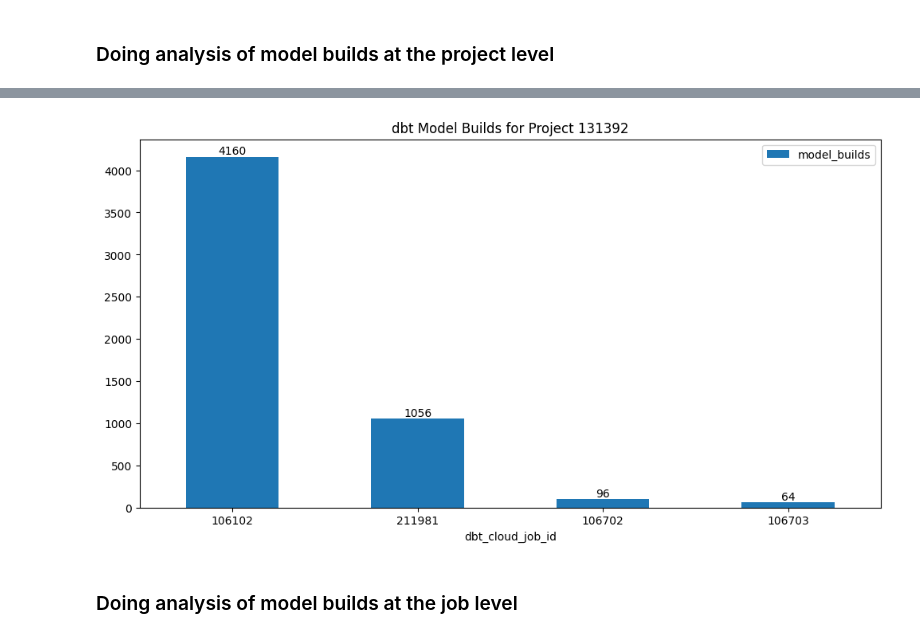
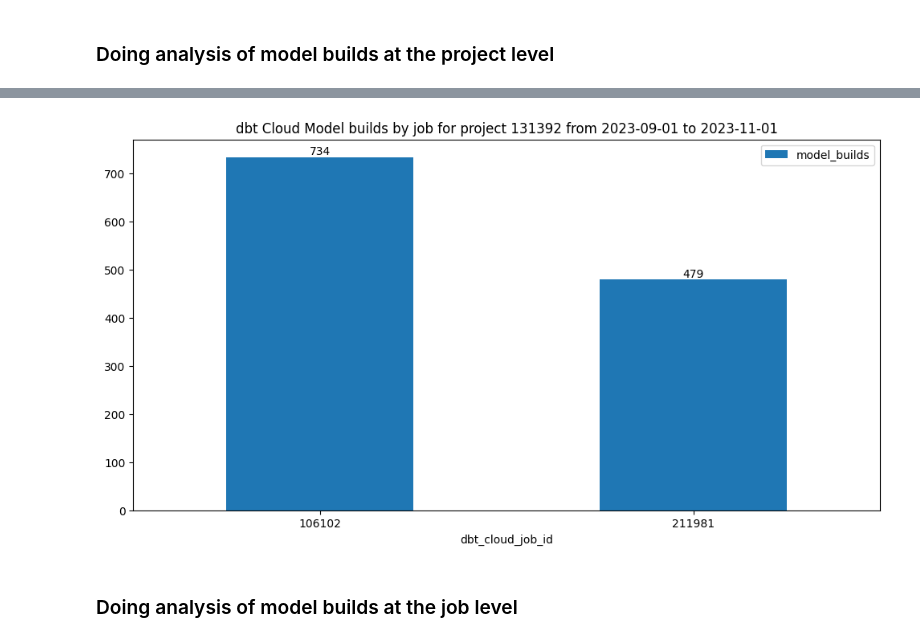
Before and after one commit to Stevedow99/dbt_cloud_code_snippets, a Jupyter notebook: python/analyze_model_builds_with_dbt_cloud_apis/project_job_analysis.ipynb, the cells around one changed output, grey strips where cells are left out. Cells and saved outputs as stored; diff of their text form; code cells hidden in the pictures.

```diff
--- a/python/analyze_model_builds_with_dbt_cloud_apis/project_job_analysis.ipynb
+++ b/python/analyze_model_builds_with_dbt_cloud_apis/project_job_analysis.ipynb
@@ -167,11 +191,17 @@ def get_runs_for_a_dbt_cloud_account(account_id, number_of_runs_to_return, proje
 # %% [markdown]
 ### Doing analysis of model builds at the account level
 # %%
-# getting the last 300 runs for the cloud account
+# getting runs from sep 1 to nov 1
+run_start_date = '2023-09-01'
+run_end_date = '2023-11-01'
+
 # note this will take a little since we are making a few API calls
-dfa = get_runs_for_a_dbt_cloud_account(account_id=account_id, number_of_runs_to_return=300)
+dbt_cloud_account_runs = get_runs_for_a_dbt_cloud_account(account_id=account_id, run_start_date=run_start_date, run_end_date=run_end_date)
+
+# Set the maximum number of rows to display, just using to reduce notebook size when demoing
+# pd.set_option('display.max_rows', 10)
 
 # display the data to get a look at it
-display(dfa)
+display(dbt_cloud_account_runs)
 # %% [output]
 |  | id | project_id | job_definition_id | finished_at | is_complete | is_success | models_in_run | ... |
@@ -190,6 +220,6 @@ display(dfa)
 # %%
 # grouping the data frame by project
-project_model_builds = dfa[['project_id','cnt_models_for_job_run']].groupby(['project_id'], as_index=False).sum()
+project_model_builds = dbt_cloud_account_runs[['project_id','cnt_models_for_job_run']].groupby(['project_id'], as_index=False).sum()
 
 # rename the fields
 project_model_builds.rename(columns={'cnt_models_for_job_run': 'model_builds'}, inplace=True)
@@ -197,8 +227,11 @@ project_model_builds.rename(columns={'cnt_models_for_job_run': 'model_builds'},
 # ordering them by desc
 ordered_project_model_builds = project_model_builds.sort_values(by='model_builds', ascending=False)
 
+# creating a graph title
+graph_title = f"dbt Cloud Model builds by project for account {account_id} from {run_start_date} to {run_end_date}"
+
 # viz the data
-ax = ordered_project_model_builds.plot.bar(x='project_id', y='model_builds', rot=0, figsize=(12, 6), title="dbt Model Builds by Project")
+ax = ordered_project_model_builds.plot.bar(x='project_id', y='model_builds', rot=0, figsize=(12, 6), title=graph_title)
 
 # add data labels
 for p in ax.patches:
@@ -214,11 +247,15 @@ plt.show()
 # %% [markdown]
 ### Doing analysis of model builds at the project level
 # %%
-# getting the last 300 runs for the cloud account
+# getting runs from sep 1 to nov 1 for project 131392
+run_start_date = '2023-09-01'
+run_end_date = '2023-11-01'
+dbt_cloud_project_id=131392
+
 # note this will take a little since we are making a few API calls
-dfb = get_runs_for_a_dbt_cloud_account(account_id=account_id, project_id=131392, number_of_runs_to_return=300)
+dbt_cloud_project_runs = get_runs_for_a_dbt_cloud_account(account_id=account_id, project_id=dbt_cloud_project_id, run_start_date=run_start_date, run_end_date=run_end_date)
 
 # display the data to get a look at it
-display(dfb)
+display(dbt_cloud_project_runs)
 # %% [output]
 |  | id | project_id | job_definition_id | finished_at | is_complete | is_success | models_in_run | ... |
@@ -237,28 +274,31 @@ display(dfb)
 # %%
 # grouping the data frame by project
-project_model_builds = dfb[['job_definition_id','cnt_models_for_job_run']].groupby(['job_definition_id'], as_index=False).sum()
+project_model_builds = dbt_cloud_project_runs[['job_definition_id','cnt_models_for_job_run']].groupby(['job_definition_id'], as_index=False).sum()
 
 # rename the fields
 project_model_builds.rename(columns={'cnt_models_for_job_run': 'model_builds', 'job_definition_id' : 'dbt_cloud_job_id'}, inplace=True)
 
 # ordering them by desc
 ordered_project_model_builds = project_model_builds.sort_values(by='model_builds', ascending=False)
 
+# creating a graph title
+graph_title = f"dbt Cloud Model builds by job for project {dbt_cloud_project_id} from {run_start_date} to {run_end_date}"
+
 # viz the data
 ax = ordered_project_model_builds.plot.bar(x='dbt_cloud_job_id', y='model_builds',
-                                           rot=0, figsize=(12, 6), title="dbt Model Builds for Project 131392")
+                                           rot=0, figsize=(12, 6), title=graph_title)
 
 # add data labels
 for p in ax.patches:
         ax.annotate(str(p.get_height()),
                 (p.get_x() + p.get_width() / 2., p.get_height()),
                 ha='center', va='bottom')
 
 
 # display the chart
 plt.show()
 # %% [output]
-[figure, old version]
+[figure, new version]
 # %% [markdown]
 ### Doing analysis of model builds at the job level
 # %%
```
Also changed, not shown: parts of 8 cells of this notebook.
